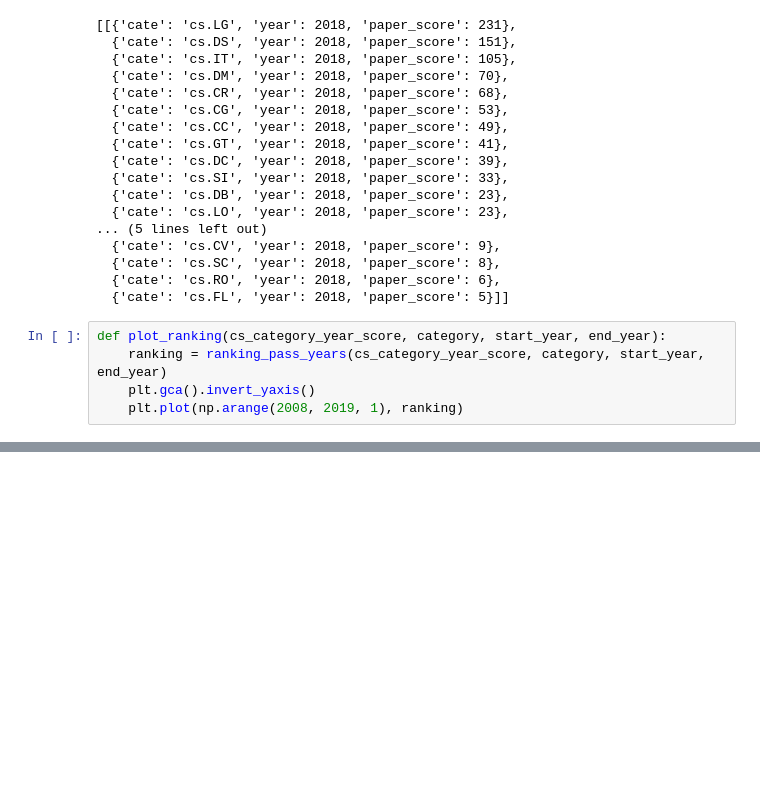
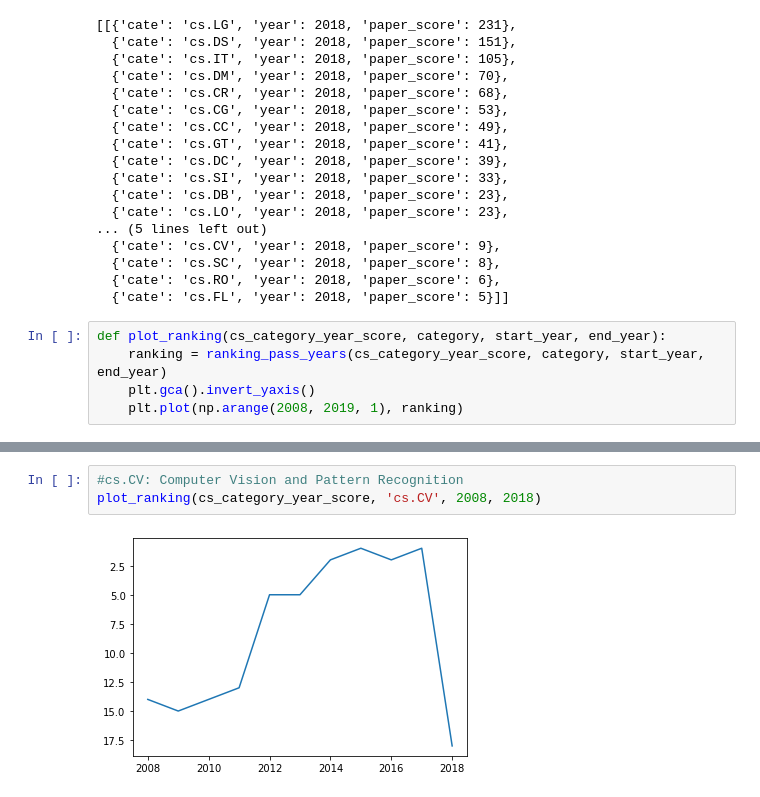
Before and after one commit to meettyj/Hot-Area-in-Computer-Science, a Jupyter notebook: code/plot_result.ipynb, the cells around one changed output, grey strips where cells are left out. Cells and saved outputs as stored; diff of their text form; blank space fills up the shorter version.

```diff
--- a/code/plot_result.ipynb
+++ b/code/plot_result.ipynb
@@ -110,0 +111,5 @@ plot_ranking(cs_category_year_score, 'cs.DB', 2008, 2018)
+# %%
+#cs.CV: Computer Vision and Pattern Recognition
+plot_ranking(cs_category_year_score, 'cs.CV', 2008, 2018)
+# %% [output]
+[figure, added]
```
Also changed, not shown: parts of 4 cells of this notebook, 1 other file.
